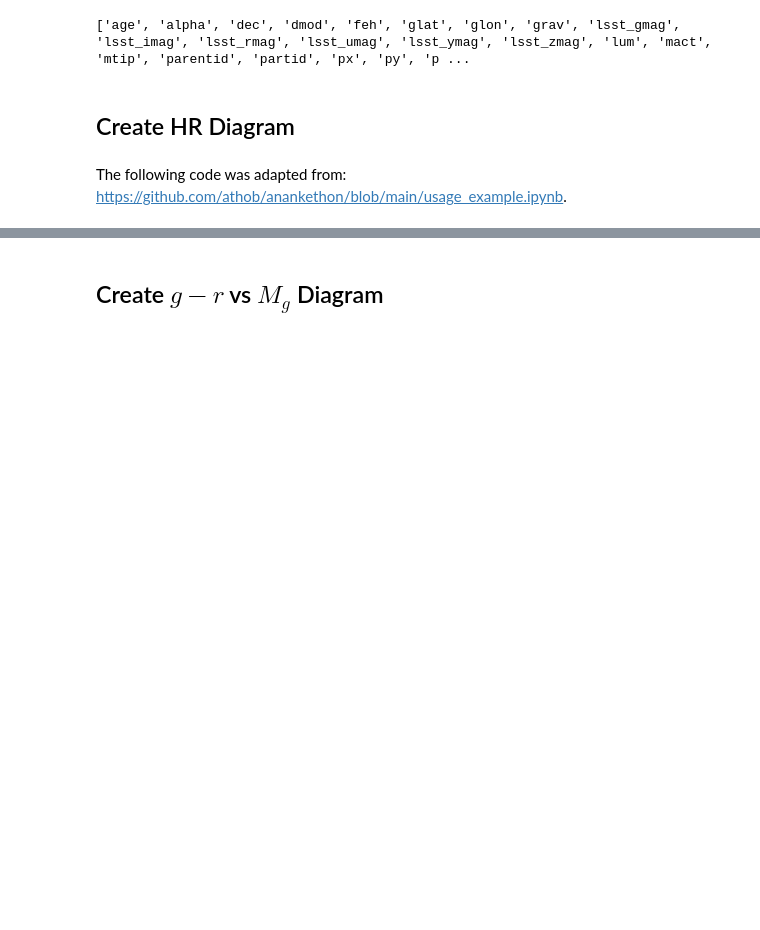
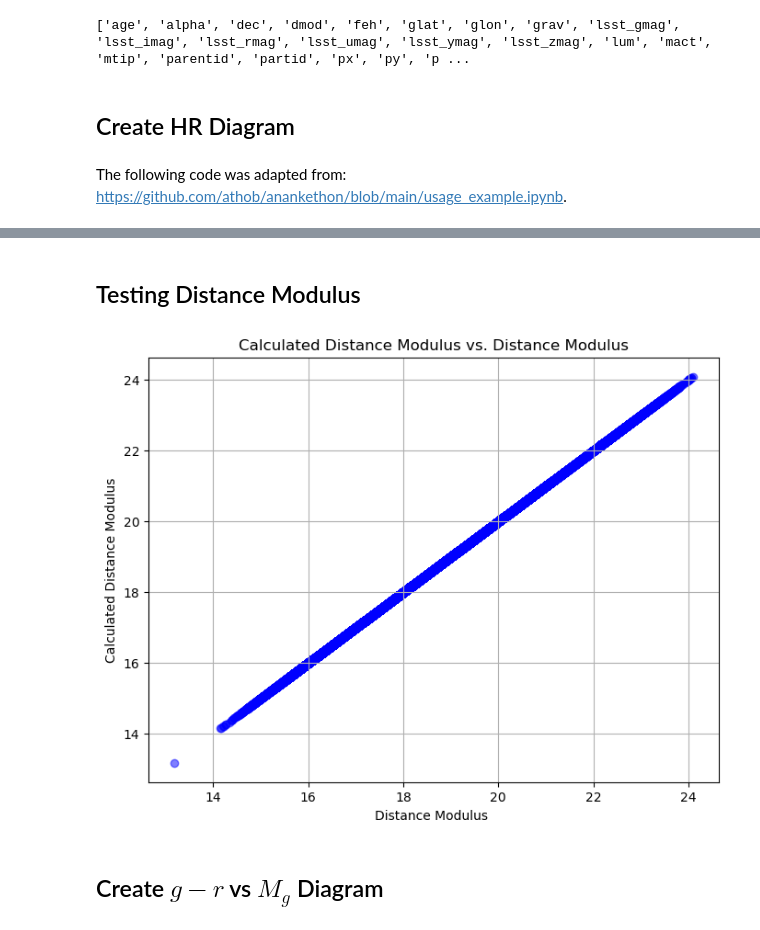
Before and after one commit to aeden2019/rubin_mw_mocks, a Jupyter notebook: src/analysis/color_magnitude_diagram.ipynb, the cells around one changed output, grey strips where cells are left out. Drawn from its saved outputs; the diff is of its cells as text; code cells hidden in the pictures; blank space fills up the shorter version.

Commit message:
Distance modulus testing and color magnitude diagram

```diff
--- a/src/analysis/color_magnitude_diagram.ipynb
+++ b/src/analysis/color_magnitude_diagram.ipynb
@@ -61,0 +62,2 @@ ax0cbar.set_label('Number of stars\nper hexcell')
+# %% [markdown]
+## Testing Distance Modulus
@@ -62,3 +67,34 @@ ax0cbar.set_label('Number of stars\nper hexcell')
+# %%
+# Extract distance as parsecs (originally in kpc)
+px = survey.px.to_numpy() * 1000
+py = survey.py.to_numpy() * 1000
+pz = survey.pz.to_numpy() * 1000
+
+distance = np.sqrt(px**2 + py**2 + pz**2)
+# %%
+# Calculate dmod from distance
+calculated_dmod = 5 * np.log10(distance) - 5
+# %%
+# Downsample for speed
+downsampled_indices = np.arange(0, len(dmod), 10)
+# %%
+# Create a scatter plot
+plt.figure(figsize=(8, 6))
+#plt.scatter(dmod, calculated_dmod, alpha=0.5, color='blue')
+plt.scatter(dmod[downsampled_indices], calculated_dmod[downsampled_indices], alpha=0.5, color='blue')
+
+# Set labels and title
+plt.xlabel('Distance Modulus ')
+plt.ylabel('Calculated Distance Modulus')
+plt.title('Calculated Distance Modulus vs. Distance Modulus')
+
+# Show grid
+plt.grid(True)
+
+# Show the plot
+plt.show()
+# %% [output]
+[figure, added]
 # %% [markdown]
 ## Create $g-r$ vs $M_g$ Diagram
 # %%
```
Also changed, not shown: parts of 7 cells of this notebook.
